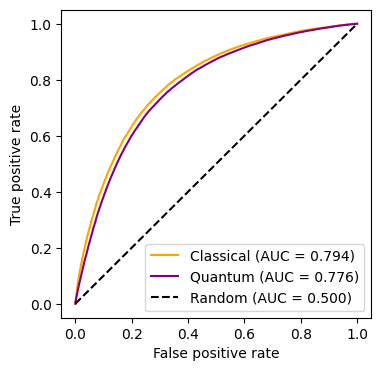
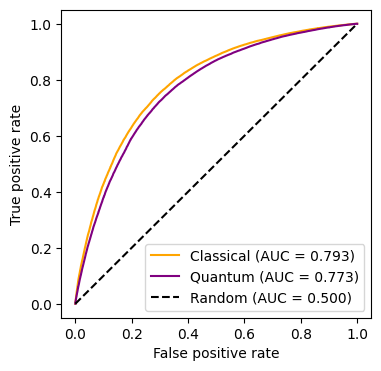
Code edit (unified diff) that turned the first committed figure into the second:
--- before
+++ after
@@ -1,13 +1,5 @@
-import pickle
-
-with open('classical/qg_pr.pkl', 'rb') as f:
-    classical_fpr, classical_tpr, classical_auc = pickle.load(f)
-
-with open('quantum/qg_pr.pkl', 'rb') as f:
-    quantum_fpr, quantum_tpr, quantum_auc = pickle.load(f)
-
 fig, ax = plt.subplots(figsize=(4, 4))
-ax.plot(classical_fpr, classical_tpr, label=f'Classical (AUC = {classical_auc:.3f})', color='orange')
-ax.plot(quantum_fpr, quantum_tpr, label=f'Quantum (AUC = {quantum_auc:.3f})', color='purple')
+ax.plot(classical_qg_metrics['test_fpr'], classical_qg_metrics['test_tpr'], label=f'Classical (AUC = {classical_qg_metrics["test_auc"] / 100:.3f})', color='orange')
+ax.plot(quantum_qg_metrics['test_fpr'], quantum_qg_metrics['test_tpr'], label=f'Quantum (AUC = {quantum_qg_metrics["test_auc"] / 100:.3f})', color='purple')
 ax.plot([0, 1], [0, 1], label=f'Random (AUC = 0.500)', color='black', linestyle='--')
 ax.set_xlabel('False positive rate')

Commit: Record and visualize more metrics